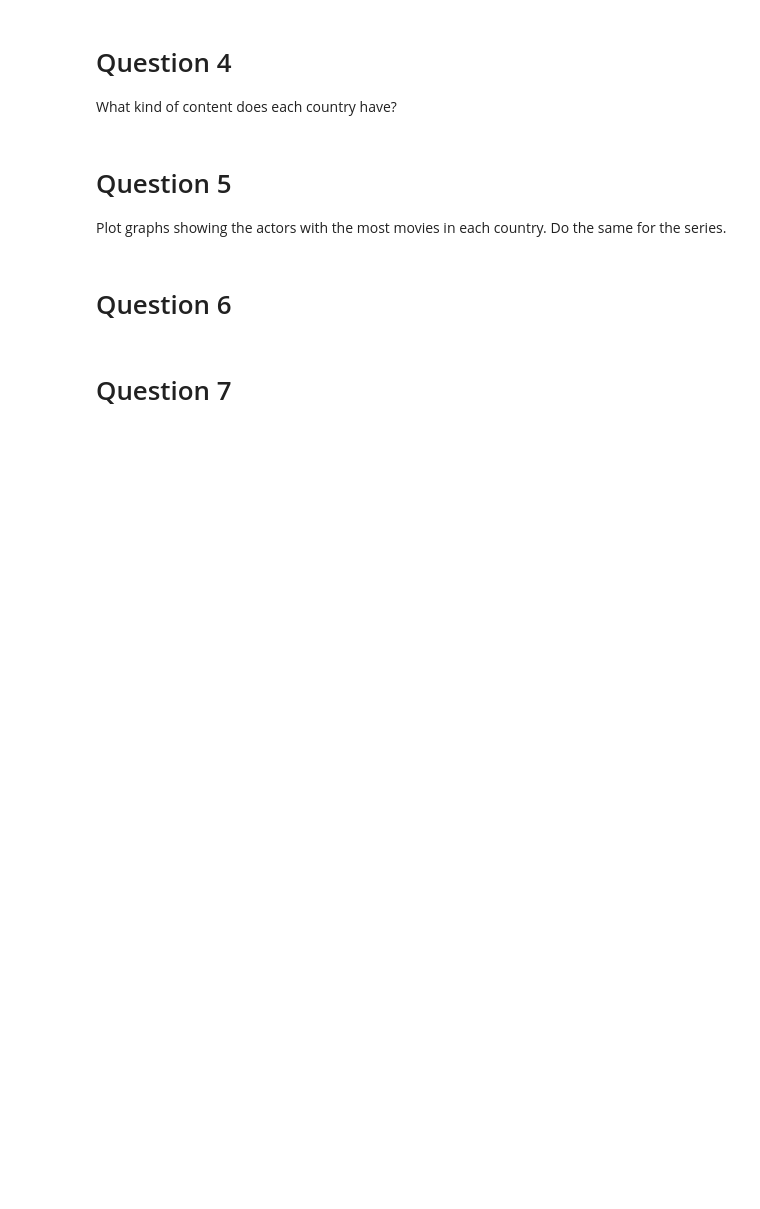
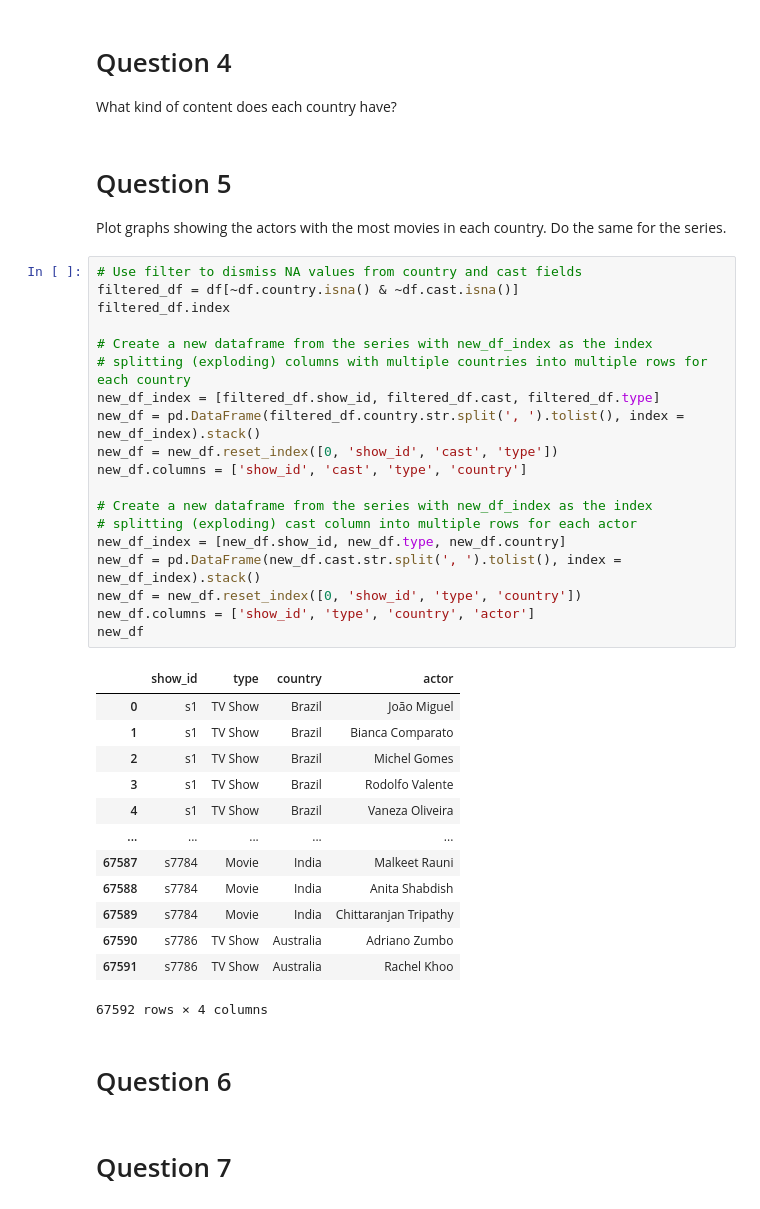
Before and after one commit to AngelPn/Netflix-Data-Analysis, a Jupyter notebook: netflix_data_mining.ipynb, the cells around one changed output. Cells and saved outputs as stored; diff of their text form; blank space fills up the shorter version.

```diff
--- a/netflix_data_mining.ipynb
+++ b/netflix_data_mining.ipynb
@@ -157,6 +156,39 @@ What kind of content does each country have?
 # %% [markdown]
 # Question 5
 Plot graphs showing the actors with the most movies in each country. Do the same for the series.
+# %%
+# Use filter to dismiss NA values from country and cast fields
+filtered_df = df[~df.country.isna() & ~df.cast.isna()]
+filtered_df.index
+
+# Create a new dataframe from the series with new_df_index as the index
+# splitting (exploding) columns with multiple countries into multiple rows for each country
+new_df_index = [filtered_df.show_id, filtered_df.cast, filtered_df.type]
+new_df = pd.DataFrame(filtered_df.country.str.split(', ').tolist(), index = new_df_index).stack()
+new_df = new_df.reset_index([0, 'show_id', 'cast', 'type'])
+new_df.columns = ['show_id', 'cast', 'type', 'country']
+
+# Create a new dataframe from the series with new_df_index as the index
+# splitting (exploding) cast column into multiple rows for each actor
+new_df_index = [new_df.show_id, new_df.type, new_df.country]
+new_df = pd.DataFrame(new_df.cast.str.split(', ').tolist(), index = new_df_index).stack()
+new_df = new_df.reset_index([0, 'show_id', 'type', 'country'])
+new_df.columns = ['show_id', 'type', 'country', 'actor']
+new_df
+# %% [output]
+|  | show_id | type | country | actor |
+| 0 | s1 | TV Show | Brazil | João Miguel |
+| 1 | s1 | TV Show | Brazil | Bianca Comparato |
+| 2 | s1 | TV Show | Brazil | Michel Gomes |
+| 3 | s1 | TV Show | Brazil | Rodolfo Valente |
+| 4 | s1 | TV Show | Brazil | Vaneza Oliveira |
+| ... | ... | ... | ... | ... |
+| 67587 | s7784 | Movie | India | Malkeet Rauni |
+| 67588 | s7784 | Movie | India | Anita Shabdish |
+| 67589 | s7784 | Movie | India | Chittaranjan Tripathy |
+| 67590 | s7786 | TV Show | Australia | Adriano Zumbo |
+| 67591 | s7786 | TV Show | Australia | Rachel Khoo |
+67592 rows × 4 columns
 # %% [markdown]
 # Question 6
 # %% [markdown]
```
Also changed, not shown: parts of 1 cell of this notebook.
